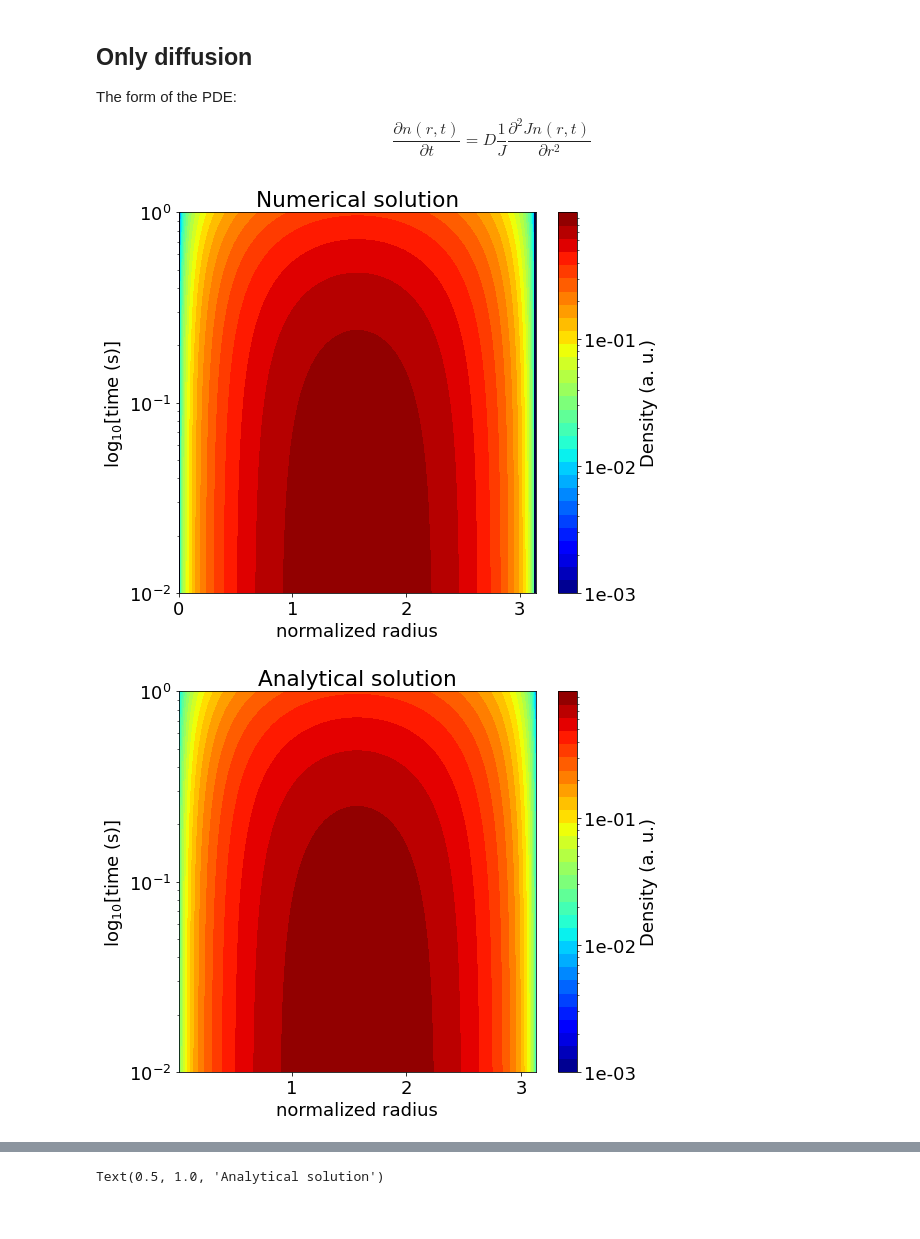
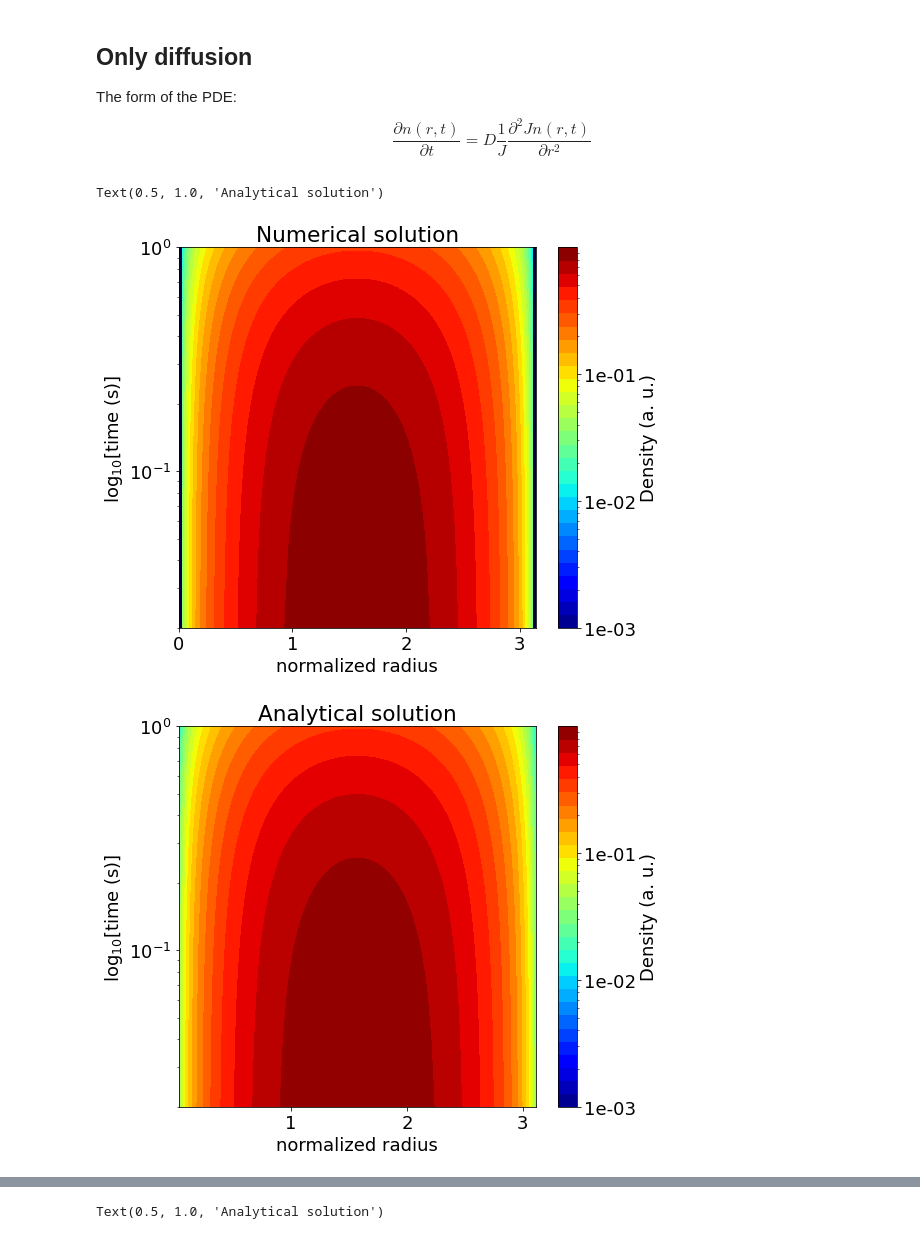
Before and after one commit to leferi99/szakdolgozat, a Jupyter notebook: verification.ipynb, the cells around one changed output, grey strips where cells are left out. Cells and saved outputs as stored; diff of their text form; code cells hidden in the pictures.

```diff
--- a/verification.ipynb
+++ b/verification.ipynb
@@ -46,10 +46,10 @@ In this case $g()$ is the numerical Dirac delta function as mentioned above.
 ## K=100, D is very small
 R_from = 0.7  ## inner radius in meters
 R_to = 1.  ## outer radius in meters
-nr = 1000  ## number of mesh cells
+nr = 10000  ## number of mesh cells
 dr = (R_to - R_from) / nr  ## distance between the centers of the mesh cells
 duration = 0.001  ## length of examined time evolution in seconds
-nt = 1000  ## number of timesteps
+nt = 10000  ## number of timesteps
 dt = duration / nt  ## length of one timestep
 
 ## 3D array for storing the density with the correspondant radius values
@@ -238,10 +193,10 @@ plt.savefig('conv_step1000_diff.jpg', dpi=150)
 ## K=100, D is very small
 R_from = 0.7  ## inner radius in meters
 R_to = 1.  ## outer radius in meters
-nr = 1000  ## number of mesh cells
+nr = 10000  ## number of mesh cells
 dr = (R_to - R_from) / nr  ## distance between the centers of the mesh cells
 duration = 0.001  ## length of examined time evolution in seconds
-nt = 1000  ## number of timesteps
+nt = 10000  ## number of timesteps
 dt = duration / nt  ## length of one timestep
 
 ## 3D array for storing the density with the correspondant radius values
@@ -427,10 +382,10 @@ $$\frac{\partial n(r,t)}{\partial t}=D\frac{1}{J}\frac{\partial^2 Jn(r,t)}{\part
 
 R_from = 0.  ## inner radius in meters
 R_to = math.pi  ## outer radius in meters
-nr = 100  ## number of mesh cells
+nr = 50  ## number of mesh cells
 dr = (R_to - R_from) / nr  ## distance between the centers of the mesh cells
 duration = 1.  ## length of examined time evolution in seconds
-nt = 100  ## number of timesteps
+nt = 50  ## number of timesteps
 dt = duration / nt  ## length of one timestep
 
 ## 3D array for storing the density with the correspondant radius values
@@ -513,34 +468,35 @@ for i in range(nt):
 
 ## drawing the maximum-line of the analytical solution on top of the numerical
 #plt.plot(A_2D[:,1],A_2D[:,0], color='white')
 ## optional high-res figure export
-plt.savefig('diff_sin_100x100_N.jpg',dpi=150)
+#plt.savefig('diff_sin_100x100_N.jpg',dpi=150)
 
 ## Plotting the analytical solution
 sol_min = analytical[:,:,1].min()
 sol_max = analytical[:,:,1].max()
 logmax = math.ceil(np.log10(sol_max))
 logmin = logmax - logdiff
 numofticks = ticks
 div = logdiff // numofticks
 power = np.arange((logmax - (numofticks * div)), logmax, div)
 array1 = np.zeros(len(power)) + 10.
 ticks1 = np.power(array1, power)
 levels1 = np.logspace(logmin,logmax,levels, base=10.0)
 norm = matplotlib.colors.LogNorm(vmin=(10 ** logmin),vmax=sol_max)
 formatter = matplotlib.ticker.LogFormatter(10, labelOnlyBase=False)
 fig = plt.figure(figsize=figsize)
 plot = plt.contourf(analytical[0,:,0], np.linspace(dt,duration,nt), analytical[:,:,1],
                         levels=levels1, norm=norm, cmap=plt.cm.jet)
 axes = plt.gca()
 axes.set_facecolor((0.,0.,0.25)) ## dark blue will display where the values are too small
 axes.set_yscale('log')
 cbar = plt.colorbar(ticks=ticks1, format=formatter)
 cbar.set_label(r'Density (a. u.)')
 plt.xlabel('normalized radius')
 plt.ylabel(r'log$_{10}$[time (s)]')
 plt.title(r'Analytical solution')
-plt.savefig('diff_sin_100x100_A.jpg', dpi=150)
+#plt.savefig('diff_sin_100x100_A.jpg', dpi=150)
 # %% [output]
+Text(0.5, 1.0, 'Analytical solution')
-[figure, old version]
+[figure, new version]
-[figure, old version]
+[figure, new version]
```
Also changed, not shown: parts of 8 cells of this notebook, 12 other files.
